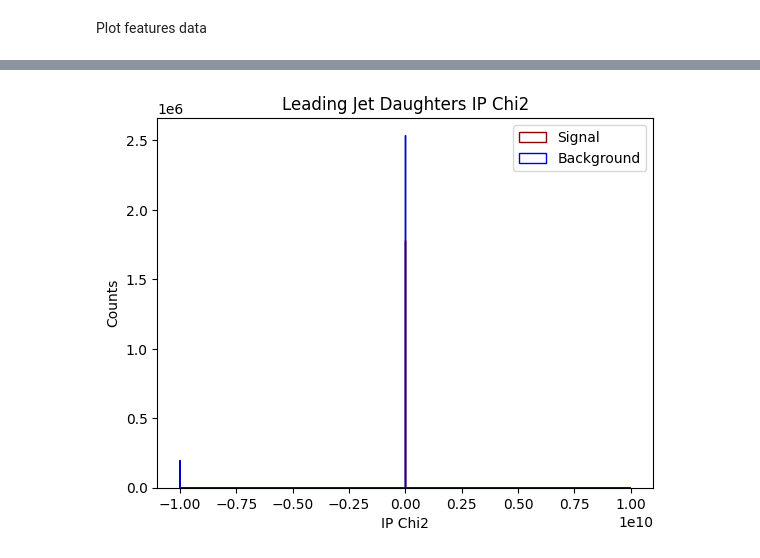
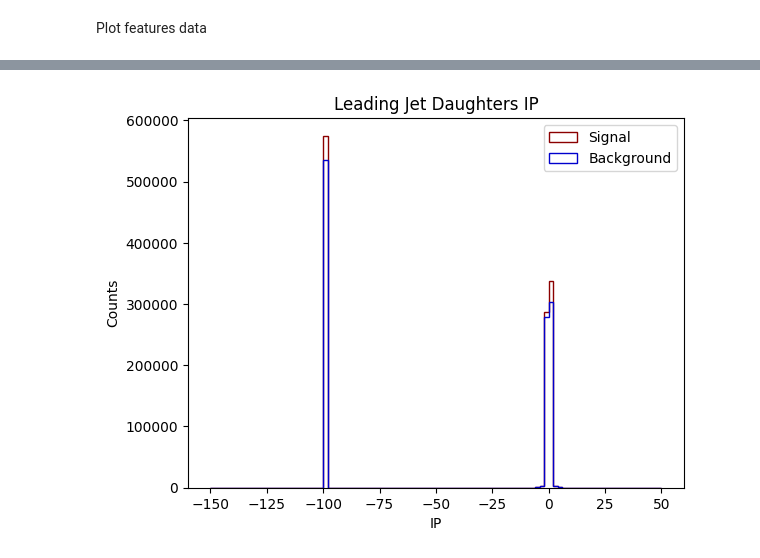
Before and after one commit to gpesticci/Jet-GNN, a Jupyter notebook: plots.ipynb, the cells around one changed output, grey strips where cells are left out. Saved outputs shown, nothing was run; the diff lists cells and outputs as text; code cells hidden in the pictures.

```diff
--- a/plots.ipynb
+++ b/plots.ipynb
@@ -16,9 +15,0 @@ bkg_df = org_bkg_df
-# %%
-# Make cuts to data
-sig_df = sig_df[sig_df['Jet0_MC_Match'] == 1]
-bkg_df = bkg_df[bkg_df['Jet0_MC_Match'] == 1]
-
-sig_df = sig_df[sig_df['Jet0_MC_Jet_EfB'] > 0.6]
-bkg_df = bkg_df[bkg_df['Jet0_MC_Jet_EfB'] < 0.6]
-
-bkg_df = bkg_df[bkg_df['Jet0_MC_Jet_EfD'] < 0.6]
@@ -113,15 +92,0 @@ org_test_df = pd.concat([org_sig_jet1, org_bkg_jet1]).sample(frac=1, random_stat
-# %%
-# Distinguish signal and background
-sig_df['IsB'] = 1
-bkg_df['IsB'] = 0
-
-# Separate Jet 0 and Jet 1 data
-sig_jet0 = sig_df[sig_df.columns[sig_df.columns.str.contains("Jet0|IsB")]]
-bkg_jet0 = bkg_df[bkg_df.columns[bkg_df.columns.str.contains("Jet0|IsB")]]
-
-sig_jet1 = sig_df[sig_df.columns[sig_df.columns.str.contains("Jet1|IsB")]]
-bkg_jet1 = bkg_df[bkg_df.columns[bkg_df.columns.str.contains("Jet1|IsB")]]
-
-# Combine signal and background and shuffle
-train_df = pd.concat([sig_jet0, bkg_jet0]).sample(frac=1, random_state=42).reset_index(drop=True)
-test_df = pd.concat([sig_jet1, bkg_jet1]).sample(frac=1, random_state=42).reset_index(drop=True)
@@ -317,10 +246,21 @@ for i, row in bkg_df.iterrows():
 # %%
-plt.hist(ipchi2_sig_list, label='Signal', bins=1000, range=[-1e10,1e10], histtype='step', color='darkred')
-plt.hist(ipchi2_bkg_list, label='Background', bins=1000, range=[-1e10,1e10], histtype='step', color='mediumblue')
+ip_sig_list = []
+ip_bkg_list = []
 
-plt.xlabel('IP Chi2');
+for i, row in sig_df.iterrows():
+    numbers = [float(num.strip()) for num in row['Jet0_Daughters_IP'].strip('[]').split(',')]
+    ip_sig_list.extend(numbers)
+
+for i, row in bkg_df.iterrows():
+    numbers = [float(num.strip()) for num in row['Jet0_Daughters_IP'].strip('[]').split(',')]
+    ip_bkg_list.extend(numbers)
+
+plt.hist(ip_sig_list, label='Signal', bins=100, range=[-150,50], histtype='step', color='darkred')
+plt.hist(ip_bkg_list, label='Background', bins=100, range=[-150,50], histtype='step', color='mediumblue')
+plt.yscale('linear')
+plt.xlabel('IP');
 plt.ylabel('Counts');
-plt.title('Leading Jet Daughters IP Chi2');
+plt.title('Leading Jet Daughters IP');
 plt.legend(loc='best');
 # %% [output]
-[figure, old version]
+[figure, new version]
```
Also changed, not shown: parts of 39 cells of this notebook, 1 other file.
